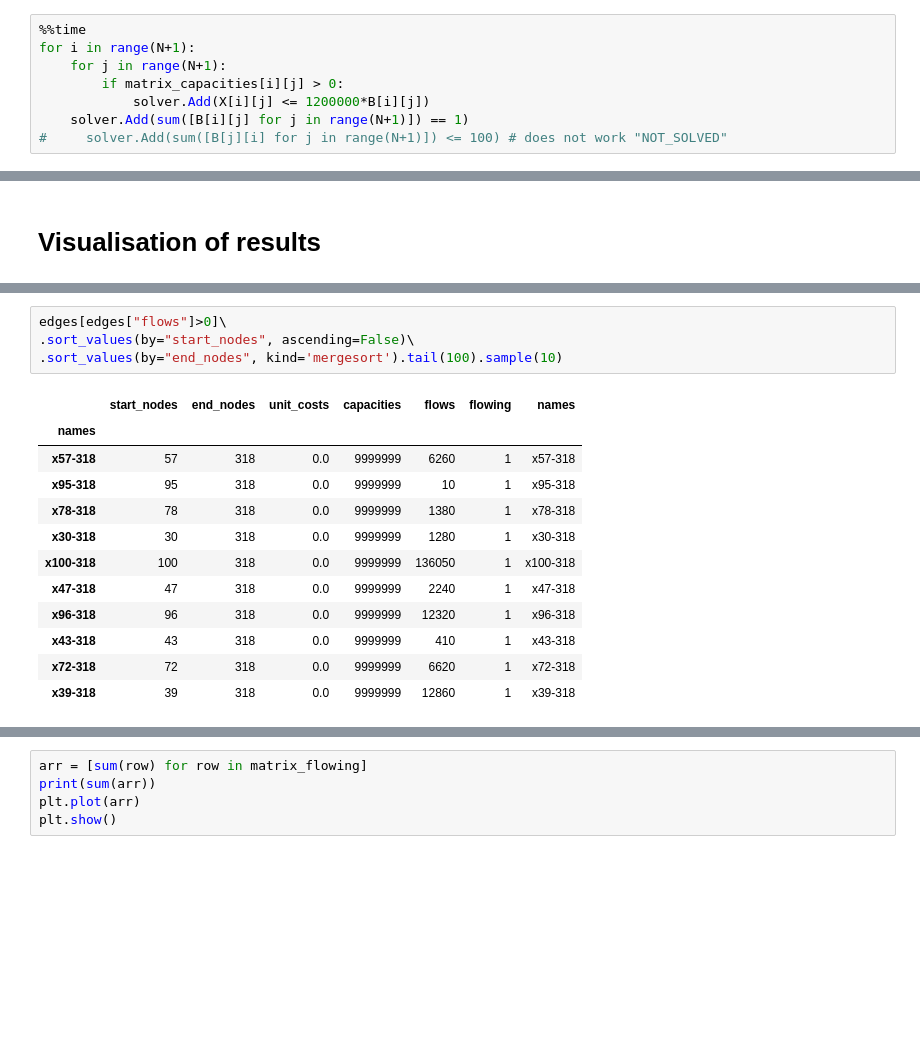
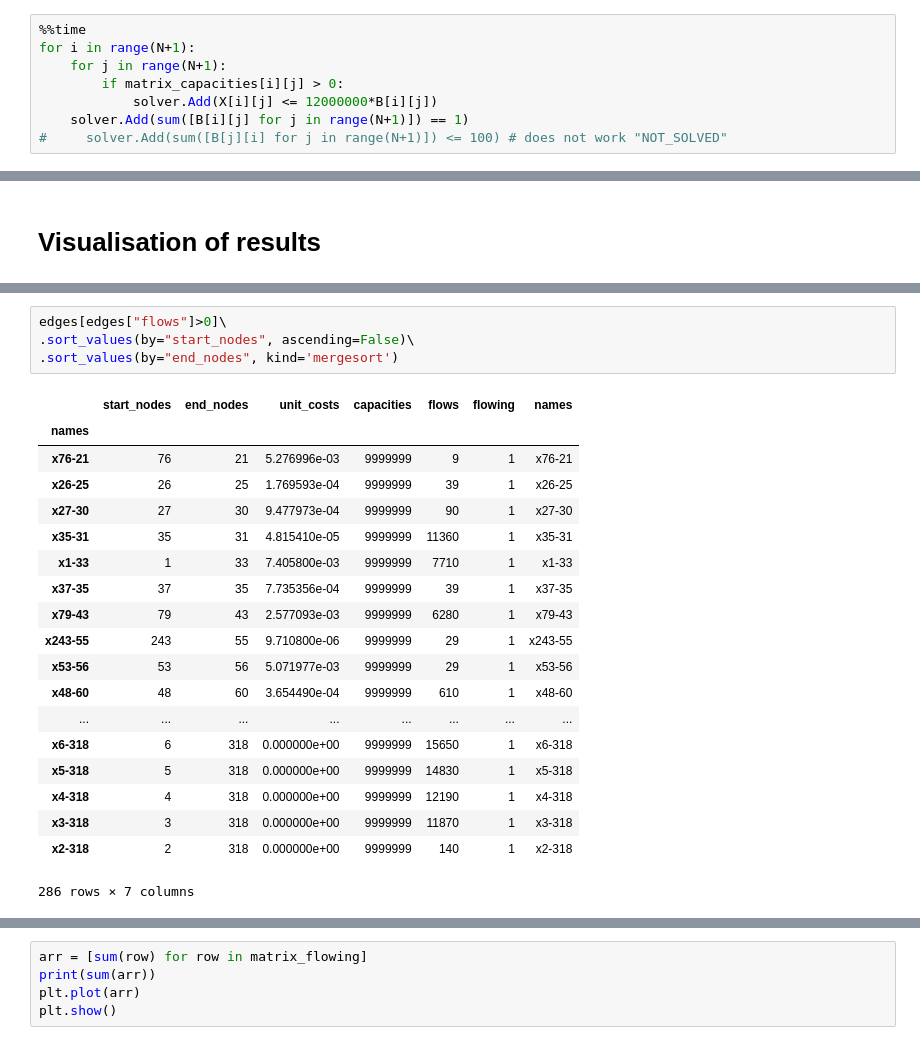
Before and after one commit to tonghuikang/draw-sgp-electoral-boundaries, a Jupyter notebook: modelling/equal_consts.ipynb, the cells around one changed output, grey strips where cells are left out. Cells and saved outputs as stored; diff of their text form; blank space fills up the shorter version.

```diff
--- a/modelling/equal_consts.ipynb
+++ b/modelling/equal_consts.ipynb
@@ -195,7 +195,7 @@ B = [[solver.IntVar(0.0, 1.0, 'b'+str(i)+"-"+str(j))
 for i in range(N+1):
     for j in range(N+1):
         if matrix_capacities[i][j] > 0:
-            solver.Add(X[i][j] <= 1200000*B[i][j])
+            solver.Add(X[i][j] <= 12000000*B[i][j])
     solver.Add(sum([B[i][j] for j in range(N+1)]) == 1)
 #     solver.Add(sum([B[j][i] for j in range(N+1)]) <= 100) # does not work "NOT_SOLVED"
 # %% [output]
@@ -315,20 +311,27 @@ sum([B[i][N].solution_value() for i in range(K)])
 # %%
 edges[edges["flows"]>0]\
 .sort_values(by="start_nodes", ascending=False)\
-.sort_values(by="end_nodes", kind='mergesort').tail(100).sample(10)
+.sort_values(by="end_nodes", kind='mergesort')
 # %% [output]
 |  | start_nodes | end_nodes | unit_costs | capacities | flows | flowing | names |
 | names |  |  |  |  |  |  |  |
-| x57-318 | 57 | 318 | 0.0 | 9999999 | 6260 | 1 | x57-318 |
-| x95-318 | 95 | 318 | 0.0 | 9999999 | 10 | 1 | x95-318 |
-| x78-318 | 78 | 318 | 0.0 | 9999999 | 1380 | 1 | x78-318 |
-| x30-318 | 30 | 318 | 0.0 | 9999999 | 1280 | 1 | x30-318 |
-| x100-318 | 100 | 318 | 0.0 | 9999999 | 136050 | 1 | x100-318 |
-| x47-318 | 47 | 318 | 0.0 | 9999999 | 2240 | 1 | x47-318 |
-| x96-318 | 96 | 318 | 0.0 | 9999999 | 12320 | 1 | x96-318 |
-| x43-318 | 43 | 318 | 0.0 | 9999999 | 410 | 1 | x43-318 |
-| x72-318 | 72 | 318 | 0.0 | 9999999 | 6620 | 1 | x72-318 |
-| x39-318 | 39 | 318 | 0.0 | 9999999 | 12860 | 1 | x39-318 |
+| x76-21 | 76 | 21 | 5.276996e-03 | 9999999 | 9 | 1 | x76-21 |
+| x26-25 | 26 | 25 | 1.769593e-04 | 9999999 | 39 | 1 | x26-25 |
+| x27-30 | 27 | 30 | 9.477973e-04 | 9999999 | 90 | 1 | x27-30 |
+| x35-31 | 35 | 31 | 4.815410e-05 | 9999999 | 11360 | 1 | x35-31 |
+| x1-33 | 1 | 33 | 7.405800e-03 | 9999999 | 7710 | 1 | x1-33 |
+| x37-35 | 37 | 35 | 7.735356e-04 | 9999999 | 39 | 1 | x37-35 |
+| x79-43 | 79 | 43 | 2.577093e-03 | 9999999 | 6280 | 1 | x79-43 |
+| x243-55 | 243 | 55 | 9.710800e-06 | 9999999 | 29 | 1 | x243-55 |
+| x53-56 | 53 | 56 | 5.071977e-03 | 9999999 | 29 | 1 | x53-56 |
+| x48-60 | 48 | 60 | 3.654490e-04 | 9999999 | 610 | 1 | x48-60 |
+| ... | ... | ... | ... | ... | ... | ... | ... |
+| x6-318 | 6 | 318 | 0.000000e+00 | 9999999 | 15650 | 1 | x6-318 |
+| x5-318 | 5 | 318 | 0.000000e+00 | 9999999 | 14830 | 1 | x5-318 |
+| x4-318 | 4 | 318 | 0.000000e+00 | 9999999 | 12190 | 1 | x4-318 |
+| x3-318 | 3 | 318 | 0.000000e+00 | 9999999 | 11870 | 1 | x3-318 |
+| x2-318 | 2 | 318 | 0.000000e+00 | 9999999 | 140 | 1 | x2-318 |
+286 rows × 7 columns
 # %%
 arr = [sum([r > 0 for r in row]) for row in np.transpose(matrix_flows)][:-1]
 print(sum(arr))
```
Also changed, not shown: parts of 16 cells of this notebook.
